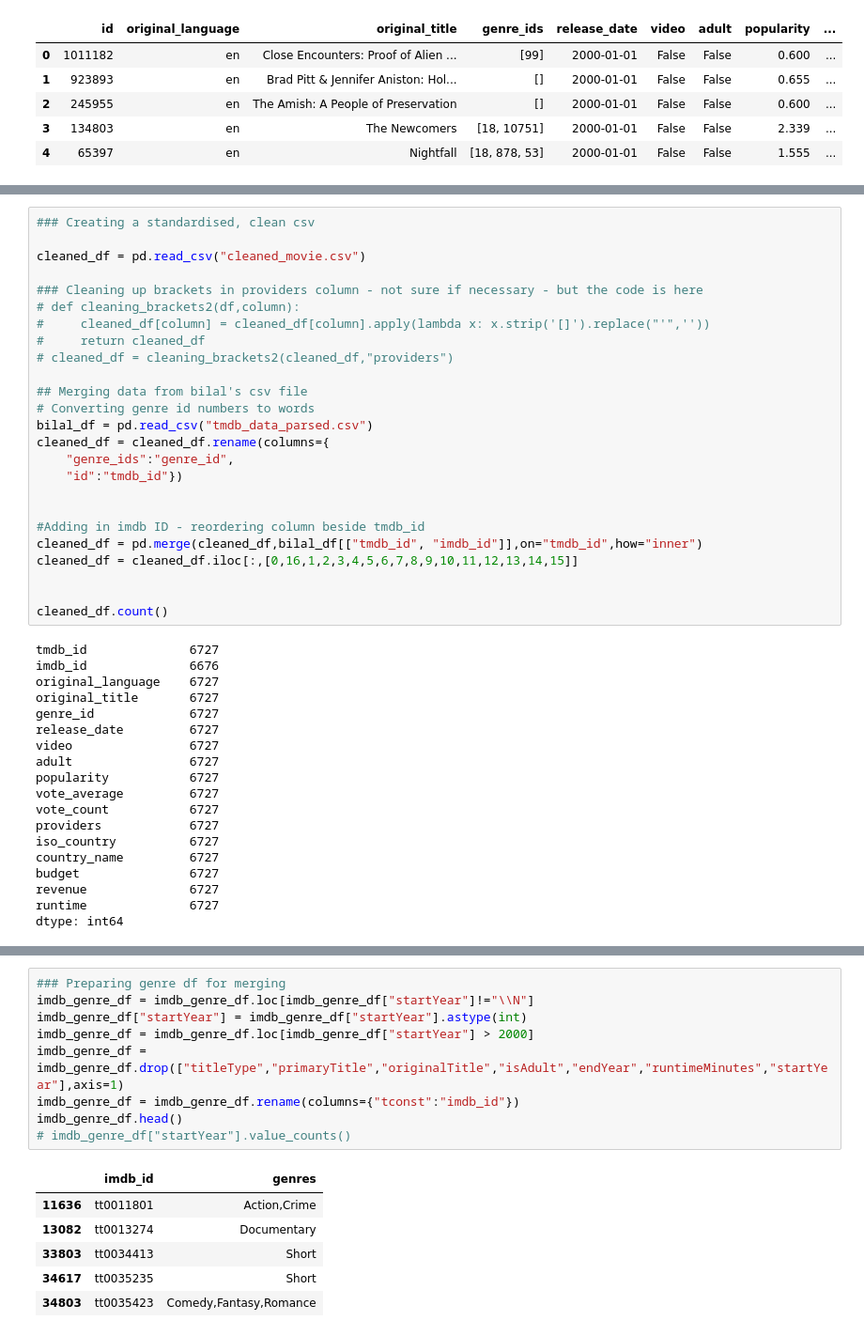
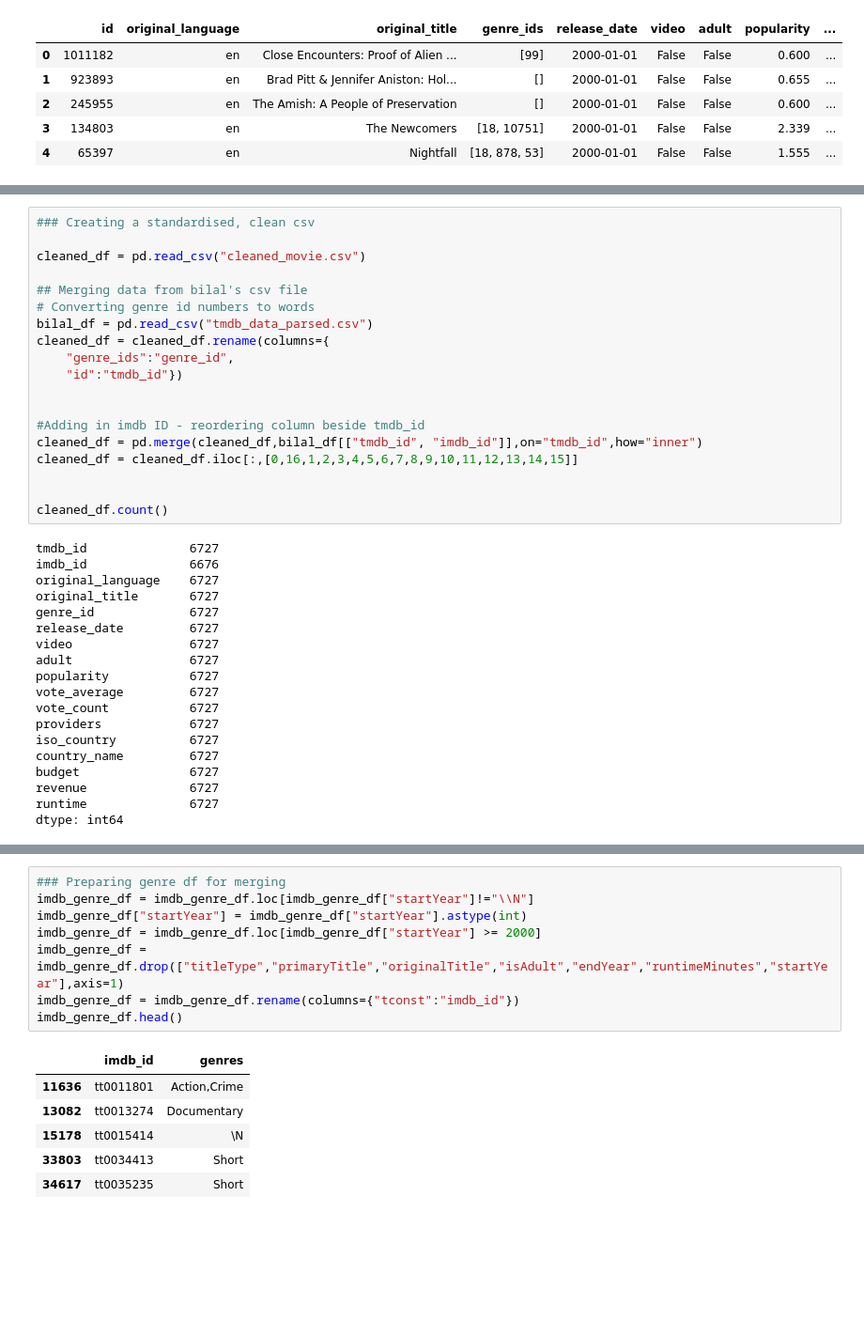
Before and after one commit to BA-BEL/movie-analysis-DABC-P1, a Jupyter notebook: TMdb.ipynb, the cells around one changed output, grey strips where cells are left out. Shown at 94% size. Drawn from its saved outputs; the diff is of its cells as text; blank space fills up the shorter version.

```diff
--- a/TMdb.ipynb
+++ b/TMdb.ipynb
@@ -267,12 +219,6 @@ cleaned_df.to_csv("cleaned_movie.csv",index=False)
 ### Creating a standardised, clean csv
 
 cleaned_df = pd.read_csv("cleaned_movie.csv")
-
-### Cleaning up brackets in providers column - not sure if necessary - but the code is here
-# def cleaning_brackets2(df,column):
-#     cleaned_df[column] = cleaned_df[column].apply(lambda x: x.strip('[]').replace("'",''))
-#     return cleaned_df
-# cleaned_df = cleaning_brackets2(cleaned_df,"providers")
 
 ## Merging data from bilal's csv file
 # Converting genre id numbers to words
@@ -321,17 +267,16 @@ imdb_genre_df.head()
 # %%
 ### Preparing genre df for merging
 imdb_genre_df = imdb_genre_df.loc[imdb_genre_df["startYear"]!="\\N"]
 imdb_genre_df["startYear"] = imdb_genre_df["startYear"].astype(int)
-imdb_genre_df = imdb_genre_df.loc[imdb_genre_df["startYear"] > 2000]
+imdb_genre_df = imdb_genre_df.loc[imdb_genre_df["startYear"] >= 2000]
 imdb_genre_df = imdb_genre_df.drop(["titleType","primaryTitle","originalTitle","isAdult","endYear","runtimeMinutes","startYear"],axis=1)
 imdb_genre_df = imdb_genre_df.rename(columns={"tconst":"imdb_id"})
 imdb_genre_df.head()
-# imdb_genre_df["startYear"].value_counts()
 # %% [output]
 |  | imdb_id | genres |
 | 11636 | tt0011801 | Action,Crime |
 | 13082 | tt0013274 | Documentary |
+| 15178 | tt0015414 | \N |
 | 33803 | tt0034413 | Short |
 | 34617 | tt0035235 | Short |
-| 34803 | tt0035423 | Comedy,Fantasy,Romance |
 # %%
```
Also changed, not shown: parts of 23 cells of this notebook.
